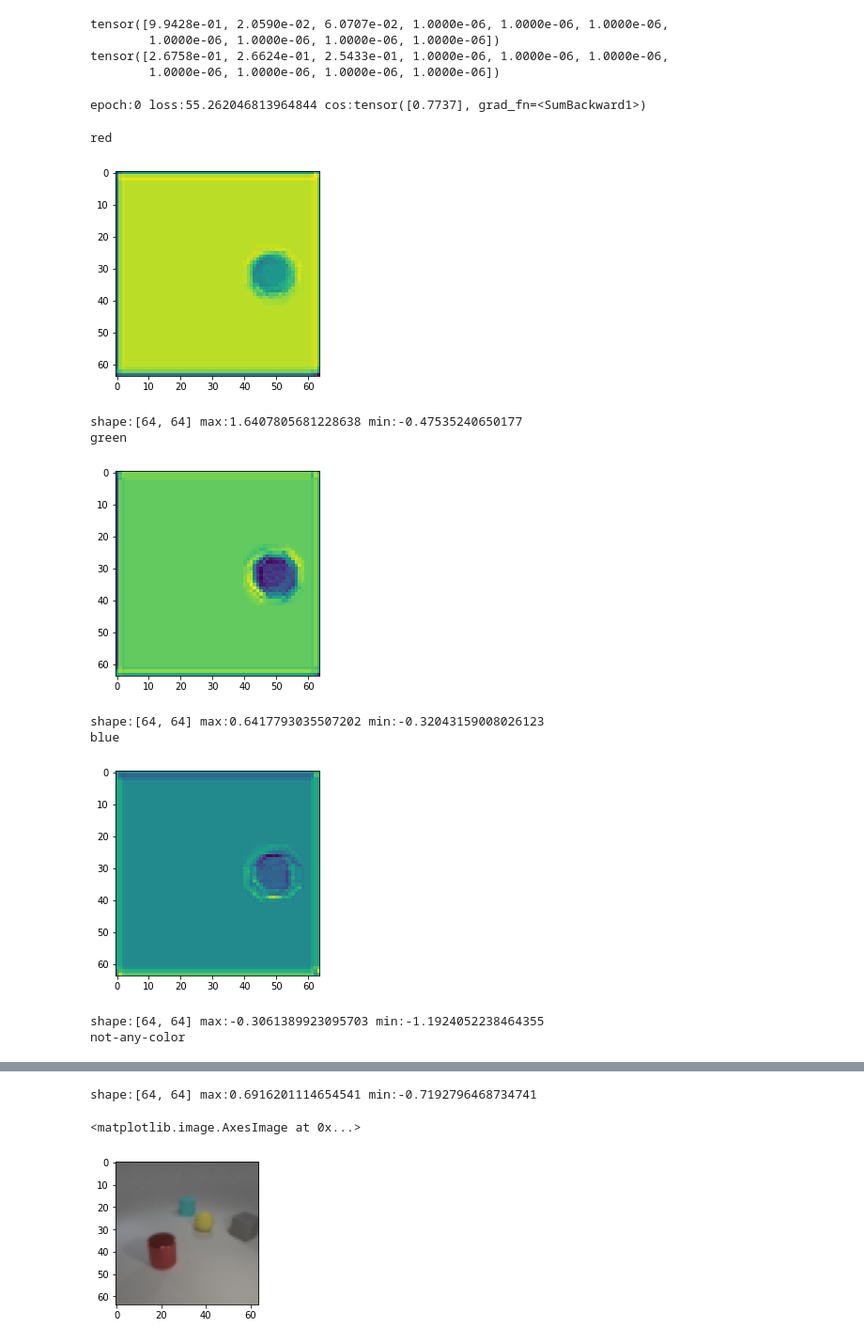
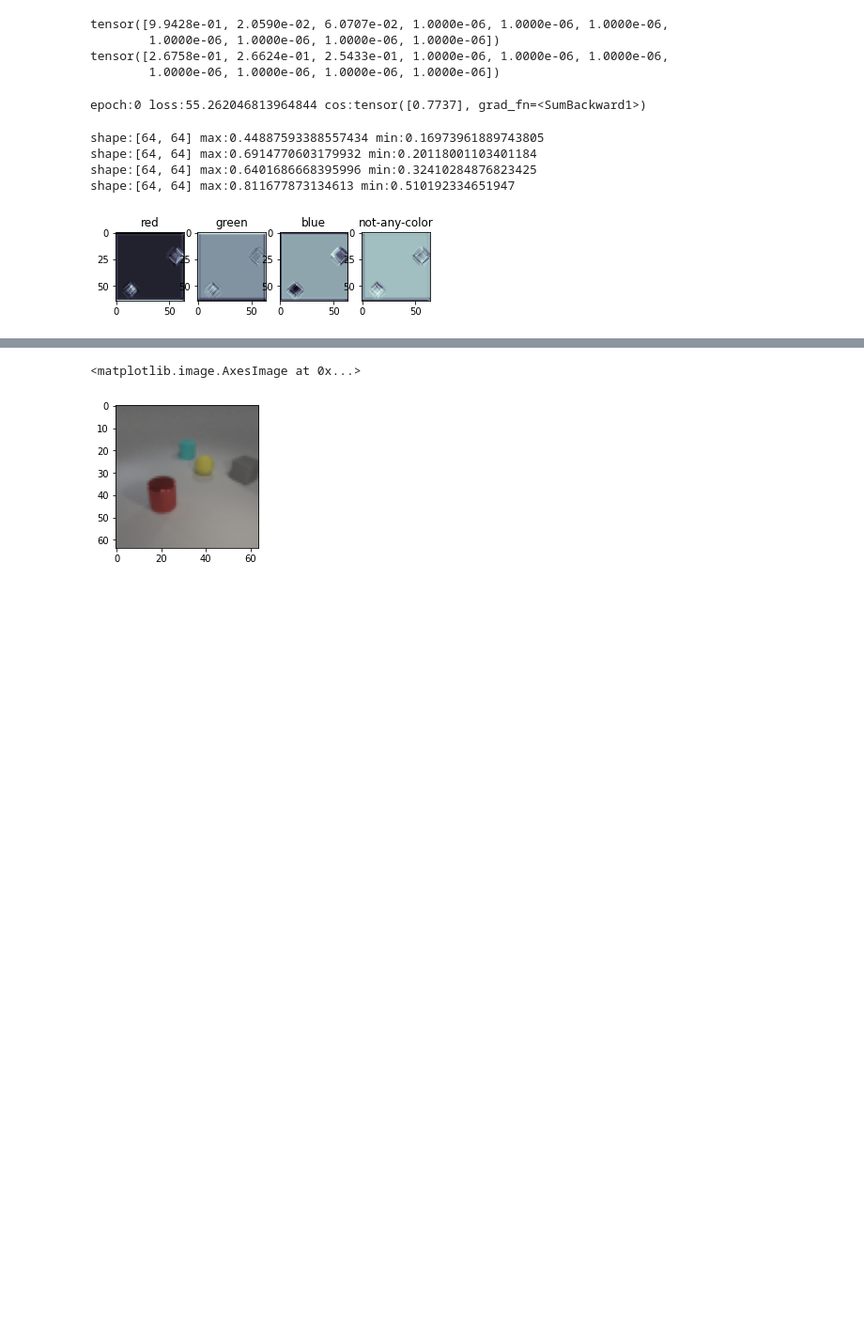
Before and after one commit to ZongjingLi/GroupNet, a Jupyter notebook: demo_expr.ipynb, the cells around one changed output, grey strips where cells are left out. Shown at 94% size. Drawn from its saved outputs; the diff is of its cells as text; code cells hidden in the pictures; blank space fills up the shorter version.

```diff
--- a/demo_expr.ipynb
+++ b/demo_expr.ipynb
@@ -53,7 +56,7 @@ from mvcl.custom import build_custom
 config.concept_type = "cone"
 model = MetaVisualLearner(domain, config)
 model = build_custom(model, domain.domain_name)
-model.perception.load_state_dict(torch.load("checkpoints/KFT_percept_backup.pth"))
+#model.perception.load_state_dict(torch.load("checkpoints/KFT_percept_backup.pth"))
 model.central_executor.load_state_dict(torch.load("checkpoints/KFT_knowledge_backup.pth"))
 # %% [output]
 <All keys matched successfully>
@@ -68,0 +72,10 @@ plt.savefig("outputs/gt_masks.png", bbox_inches='tight')
+# %%
+def to_instance_masks(one_hot_masks):
+    ids = torch.unique(one_hot_masks)
+    masks = []
+    for i in ids:
+        masks.append((one_hot_masks == i).unsqueeze(0))
+    masks = torch.cat(masks, dim = 1)
+    return masks
+
+all_masks = to_instance_masks(masks)
@@ -69,8 +85,11 @@ plt.savefig("outputs/gt_masks.png", bbox_inches='tight')
 # %%
 percept_outputs = model.perception(imgs, masks.unsqueeze(0).long())
 all_masks = percept_outputs["masks"]
+all_masks = to_instance_masks(masks)
 all_alives = percept_outputs["alive"]
-for i in range(10):
-    plt.subplot(2,5,1+i);plt.imshow(all_masks[0,:,:,i])
+all_alives = torch.ones(all_masks.shape[:2])
+
+for i in range(all_masks.shape[1]):
+    plt.subplot(2,5,1+i);plt.imshow(all_masks[0,i,:,:])
 print(all_alives.flatten())
 # %% [output]
@@ -230,23 +249,26 @@ torch.save(model.central_executor.state_dict(),"checkpoints/KFT_knowledge.pth")
 # %%
 """Evaluate the Property Map"""
 from rinarak.utils.tensor import stats_summary
-mapper = model.implementations["color"]
-concept_feature_map = mapper(context["features"])
-value_feature_maps = []
-for value in ["red", "green", "blue","not-any-color"]:
-    print(value)
-    value_map = model.entailment(concept_feature_map, model.get_concept_embedding(value)).reshape([64,64])
-    plt.imshow(value_map.sigmoid().detach())
-    plt.show()
-    stats_summary(value_map)
+
+def visualize_concept_maps(concept_name):
+    import math
+    mapper = model.implementations[concept_name]
+    concept_feature_map = mapper(context["features"])
+
+    values = model.domain.predicates[]
+    values = ["red", "green", "blue","not-any-color"]
+
+    W = H = math.sqrt(concept_feature_map.shape[0])
+    for i,value in enumerate(values):
+        value_map = model.entailment(concept_feature_map, model.get_concept_embedding(value)).reshape([W,H])
+        plt.subplot(1, len(values), i+1)
+        plt.imshow(value_map.sigmoid().detach(), cmap = "bone")
+        plt.title(value)
+
+visualize_concept_maps("color")
 # %% [output]
-red
+shape:[64, 64] max:0.44887593388557434 min:0.16973961889743805
+shape:[64, 64] max:0.6914770603179932 min:0.20118001103401184
+shape:[64, 64] max:0.6401686668395996 min:0.32410284876823425
+shape:[64, 64] max:0.811677873134613 min:0.510192334651947
-[figure, old version]
+[figure, new version]
-shape:[64, 64] max:1.6407805681228638 min:-0.47535240650177
-green
-[figure, removed]
-shape:[64, 64] max:0.6417793035507202 min:-0.32043159008026123
-blue
-[figure, removed]
-shape:[64, 64] max:-0.3061389923095703 min:-1.1924052238464355
-not-any-color
@@ -254,4 +275,3 @@ not-any-color
-shape:[64, 64] max:0.6916201114654541 min:-0.7192796468734741
 # %%
 from torchvision import transforms
 from torch.utils.data import Dataset,DataLoader
```
Also changed, not shown: parts of 5 cells of this notebook, 9 other files.
